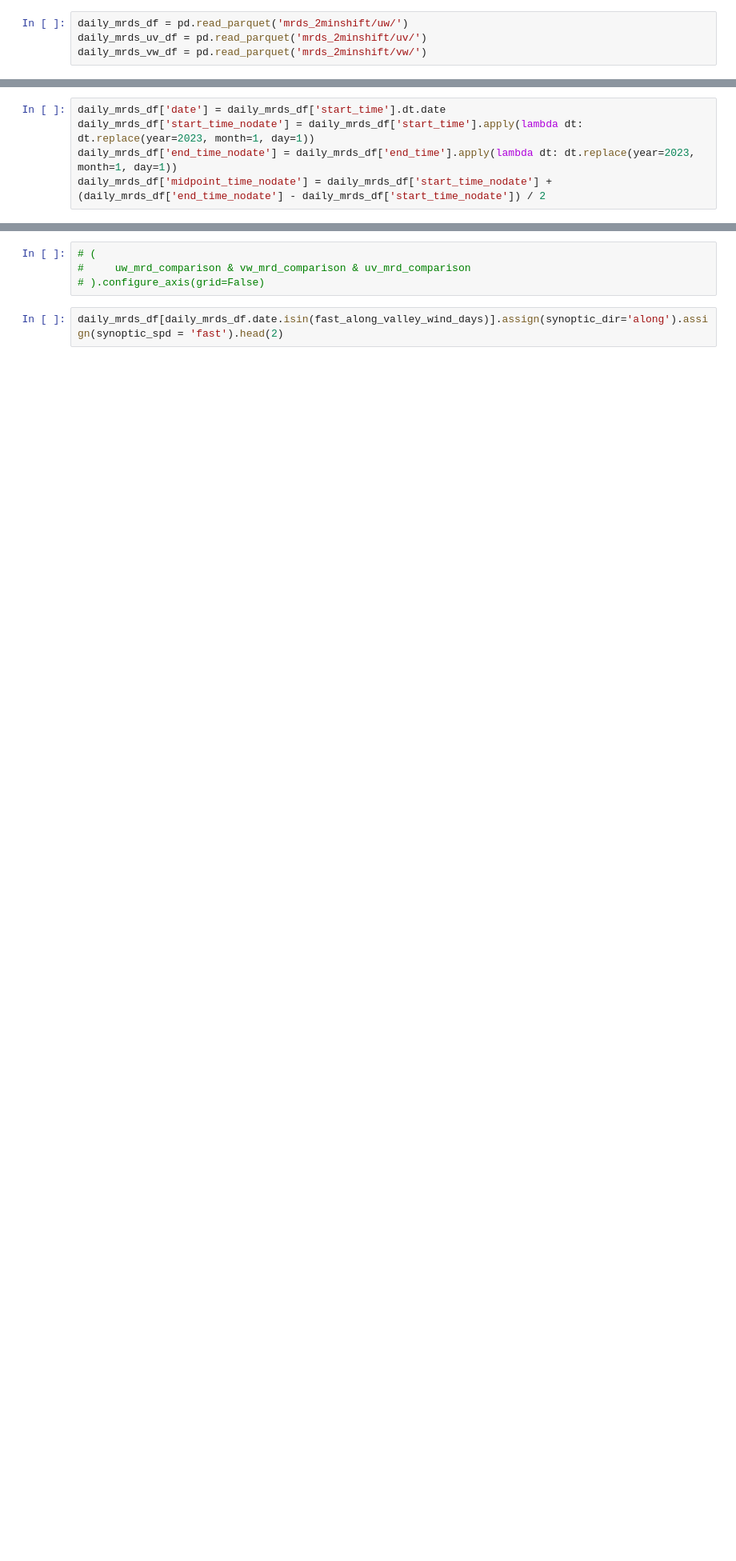
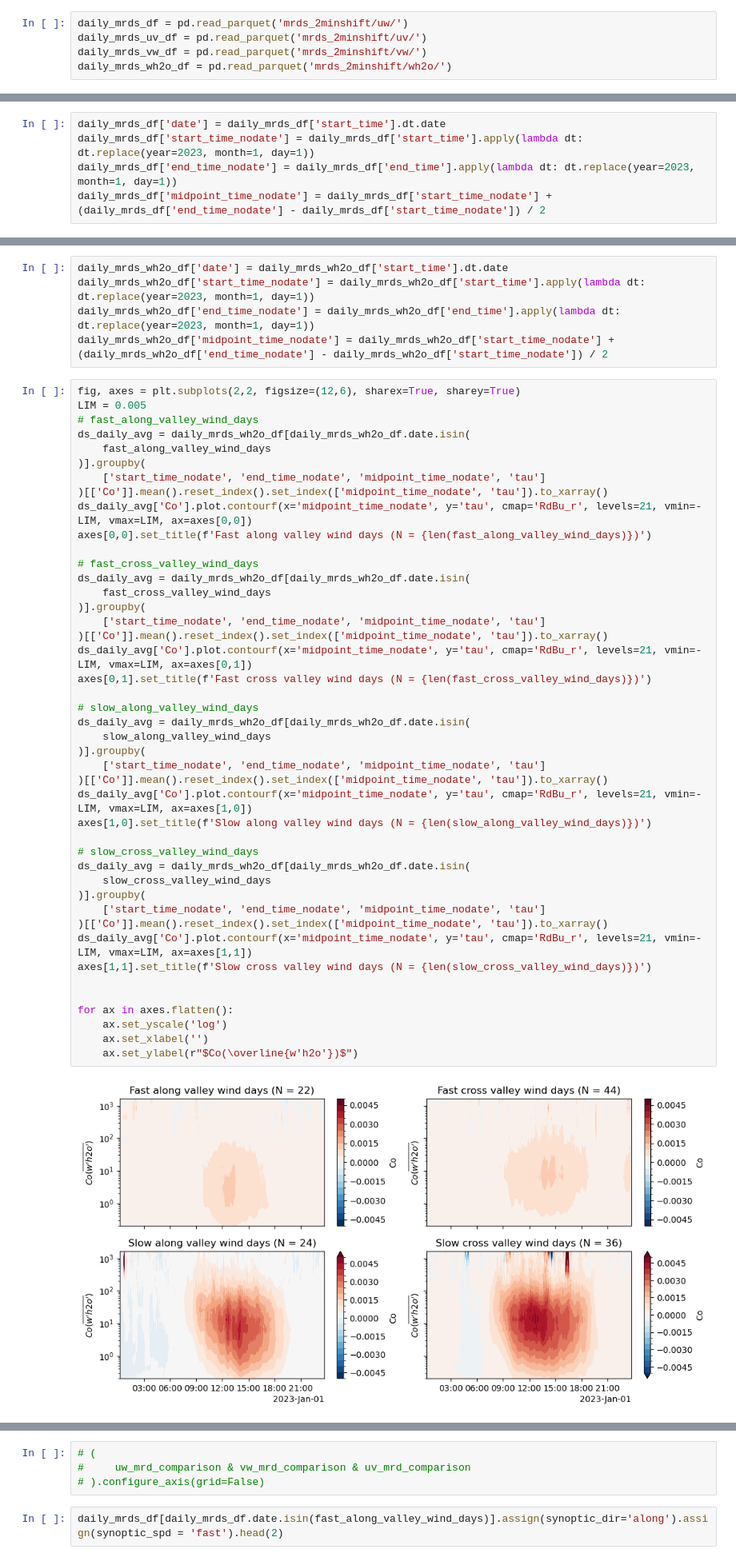
Before and after one commit to elischwat/sublimationofsnow, a Jupyter notebook: analysis/paper2/spectral_analysis_kps.ipynb, the cells around one changed output, grey strips where cells are left out. Shown at 80% size. Drawn from its saved outputs; the diff is of its cells as text; blank space fills up the shorter version.

```diff
--- a/analysis/paper2/spectral_analysis_kps.ipynb
+++ b/analysis/paper2/spectral_analysis_kps.ipynb
@@ -336,6 +336,7 @@ see scipt: analysis/paper2/spectral_analysis_kps_calculate_seasonal_spectra.py
 daily_mrds_df = pd.read_parquet('mrds_2minshift/uw/')
 daily_mrds_uv_df = pd.read_parquet('mrds_2minshift/uv/')
 daily_mrds_vw_df = pd.read_parquet('mrds_2minshift/vw/')
+daily_mrds_wh2o_df = pd.read_parquet('mrds_2minshift/wh2o/')
 # %% [markdown]
 ### Classify each day into the synoptic wind categories
 # %%
@@ -428,3 +429,54 @@ for ax in axes.flatten():
     ax.set_ylabel(r"$Co(\overline{u'w'})$")
 # %% [output]
 [figure]
+# %%
+daily_mrds_wh2o_df['date'] = daily_mrds_wh2o_df['start_time'].dt.date
+daily_mrds_wh2o_df['start_time_nodate'] = daily_mrds_wh2o_df['start_time'].apply(lambda dt: dt.replace(year=2023, month=1, day=1))
+daily_mrds_wh2o_df['end_time_nodate'] = daily_mrds_wh2o_df['end_time'].apply(lambda dt: dt.replace(year=2023, month=1, day=1))
+daily_mrds_wh2o_df['midpoint_time_nodate'] = daily_mrds_wh2o_df['start_time_nodate'] + (daily_mrds_wh2o_df['end_time_nodate'] - daily_mrds_wh2o_df['start_time_nodate']) / 2
+# %%
+fig, axes = plt.subplots(2,2, figsize=(12,6), sharex=True, sharey=True)
+LIM = 0.005
+# fast_along_valley_wind_days
+ds_daily_avg = daily_mrds_wh2o_df[daily_mrds_wh2o_df.date.isin(
+    fast_along_valley_wind_days
+)].groupby(
+    ['start_time_nodate', 'end_time_nodate', 'midpoint_time_nodate', 'tau']
+)[['Co']].mean().reset_index().set_index(['midpoint_time_nodate', 'tau']).to_xarray()
+ds_daily_avg['Co'].plot.contourf(x='midpoint_time_nodate', y='tau', cmap='RdBu_r', levels=21, vmin=-LIM, vmax=LIM, ax=axes[0,0])
+axes[0,0].set_title(f'Fast along valley wind days (N = {len(fast_along_valley_wind_days)})')
+
+# fast_cross_valley_wind_days
+ds_daily_avg = daily_mrds_wh2o_df[daily_mrds_wh2o_df.date.isin(
+    fast_cross_valley_wind_days
+)].groupby(
+    ['start_time_nodate', 'end_time_nodate', 'midpoint_time_nodate', 'tau']
+)[['Co']].mean().reset_index().set_index(['midpoint_time_nodate', 'tau']).to_xarray()
+ds_daily_avg['Co'].plot.contourf(x='midpoint_time_nodate', y='tau', cmap='RdBu_r', levels=21, vmin=-LIM, vmax=LIM, ax=axes[0,1])
+axes[0,1].set_title(f'Fast cross valley wind days (N = {len(fast_cross_valley_wind_days)})')
+
+# slow_along_valley_wind_days
+ds_daily_avg = daily_mrds_wh2o_df[daily_mrds_wh2o_df.date.isin(
+    slow_along_valley_wind_days
+)].groupby(
+    ['start_time_nodate', 'end_time_nodate', 'midpoint_time_nodate', 'tau']
+)[['Co']].mean().reset_index().set_index(['midpoint_time_nodate', 'tau']).to_xarray()
+ds_daily_avg['Co'].plot.contourf(x='midpoint_time_nodate', y='tau', cmap='RdBu_r', levels=21, vmin=-LIM, vmax=LIM, ax=axes[1,0])
+axes[1,0].set_title(f'Slow along valley wind days (N = {len(slow_along_valley_wind_days)})')
+
+# slow_cross_valley_wind_days
+ds_daily_avg = daily_mrds_wh2o_df[daily_mrds_wh2o_df.date.isin(
+    slow_cross_valley_wind_days
+)].groupby(
+    ['start_time_nodate', 'end_time_nodate', 'midpoint_time_nodate', 'tau']
+)[['Co']].mean().reset_index().set_index(['midpoint_time_nodate', 'tau']).to_xarray()
+ds_daily_avg['Co'].plot.contourf(x='midpoint_time_nodate', y='tau', cmap='RdBu_r', levels=21, vmin=-LIM, vmax=LIM, ax=axes[1,1])
+axes[1,1].set_title(f'Slow cross valley wind days (N = {len(slow_cross_valley_wind_days)})')
+
+
+for ax in axes.flatten():
+    ax.set_yscale('log')
+    ax.set_xlabel('')
+    ax.set_ylabel(r"$Co(\overline{w'h2o'})$")
+# %% [output]
+[figure, added]
```
Also changed, not shown: parts of 4 cells of this notebook, 5 other files.
